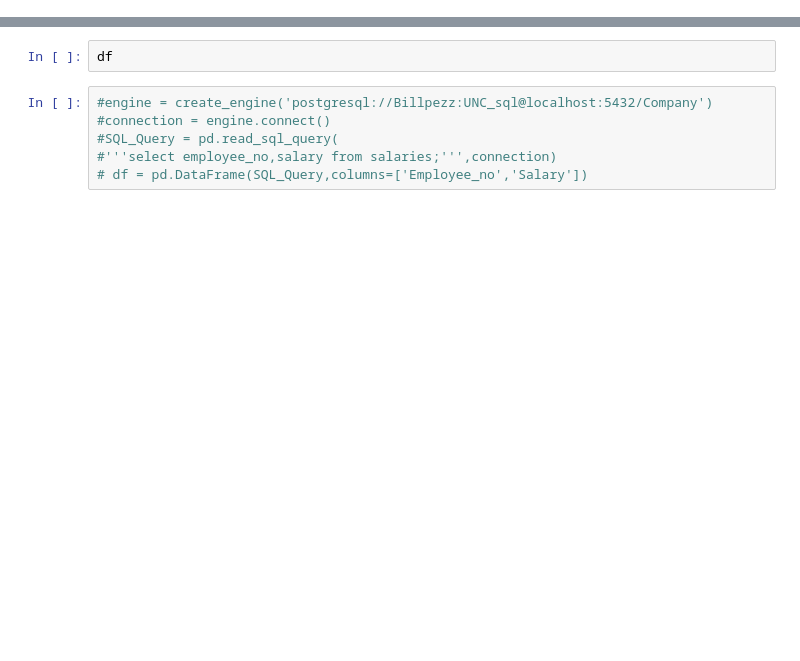
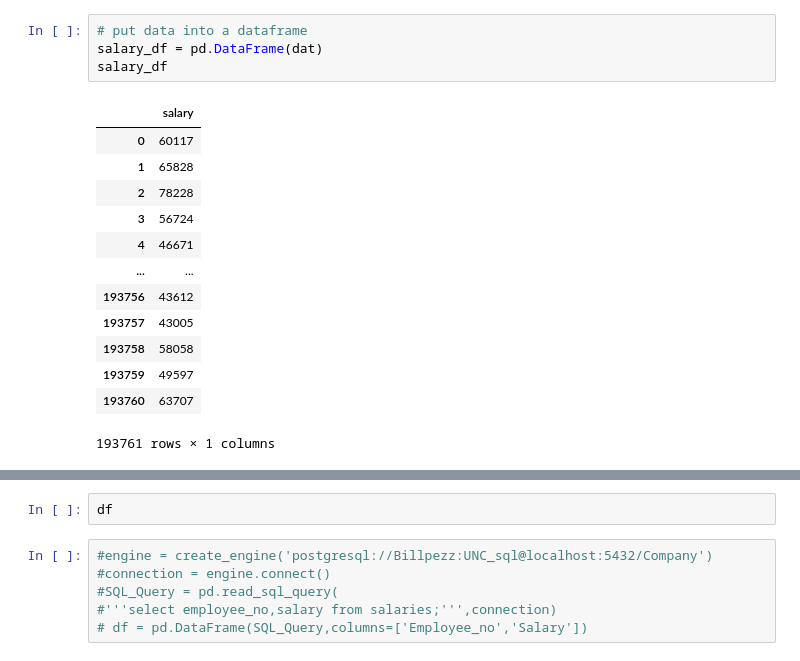
Before and after one commit to bpezzullo/SQL-Challenge, a Jupyter notebook: company.ipynb, the cells around one changed output, grey strips where cells are left out. Drawn from its saved outputs; the diff is of its cells as text; blank space fills up the shorter version.

```diff
--- a/company.ipynb
+++ b/company.ipynb
@@ -27,0 +101,18 @@ UNC_sql
+# %%
+# put data into a dataframe
+salary_df = pd.DataFrame(dat)
+salary_df
+# %% [output]
+|  | salary |
+| 0 | 60117 |
+| 1 | 65828 |
+| 2 | 78228 |
+| 3 | 56724 |
+| 4 | 46671 |
+| ... | ... |
+| 193756 | 43612 |
+| 193757 | 43005 |
+| 193758 | 58058 |
+| 193759 | 49597 |
+| 193760 | 63707 |
+193761 rows × 1 columns
```
Also changed, not shown: parts of 15 cells of this notebook.
